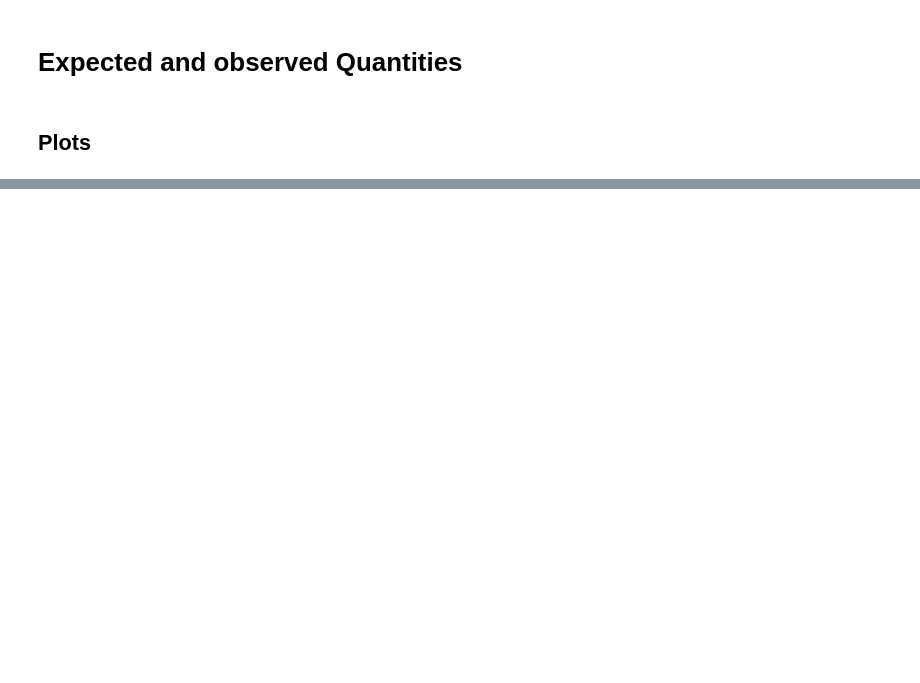
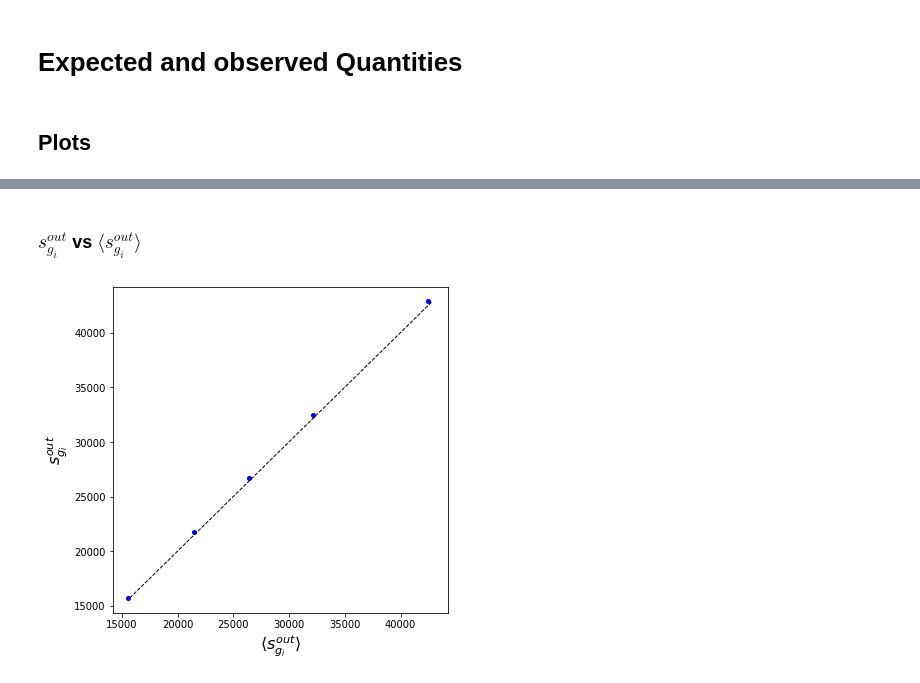
Before and after one commit to LeonardoIalongo/graph-ensembles, a Jupyter notebook: examples/stripe_graph.ipynb, the cells around one changed output, grey strips where cells are left out. Drawn from its saved outputs; the diff is of its cells as text; code cells hidden in the pictures; blank space fills up the shorter version.

```diff
--- a/examples/stripe_graph.ipynb
+++ b/examples/stripe_graph.ipynb
@@ -275,2 +285,4 @@ s_in = adj_weight.sum(axis = 0)
+# %%
+exp_strengths_for_stripe = weights_for_stripe(nonzero_strengths(exp_strengths_out_stripe), array_sectors)
 # %% [markdown]
 ## Plots
@@ -292,0 +329,13 @@ plt.show()
+# %% [markdown]
+### $s_{g_{i}}^{out}$ vs $\langle s_{g_{i}}^{out} \rangle$
+# %%
+plt.figure(figsize=(6,6))
+xy_1 = (np.min(strengths_for_stripe), np.max(strengths_for_stripe))
+xy_2 = (np.min(strengths_for_stripe), np.max(strengths_for_stripe))
+plt.plot(exp_strengths_for_stripe, strengths_for_stripe, marker = 'o', markersize=4, color='blue', ls='None' )
+plt.plot(xy_1, xy_2, ls='--', color='black', lw=1)
+plt.xlabel(r'$\langle s_{g_{i}}^{out} \rangle$', fontsize=16)
+plt.ylabel(r'$s_{g_{i}}^{out}$', fontsize=16)
+plt.show()
+# %% [output]
+[figure, added]
```
Also changed, not shown: parts of 13 cells of this notebook, 1 other file.
